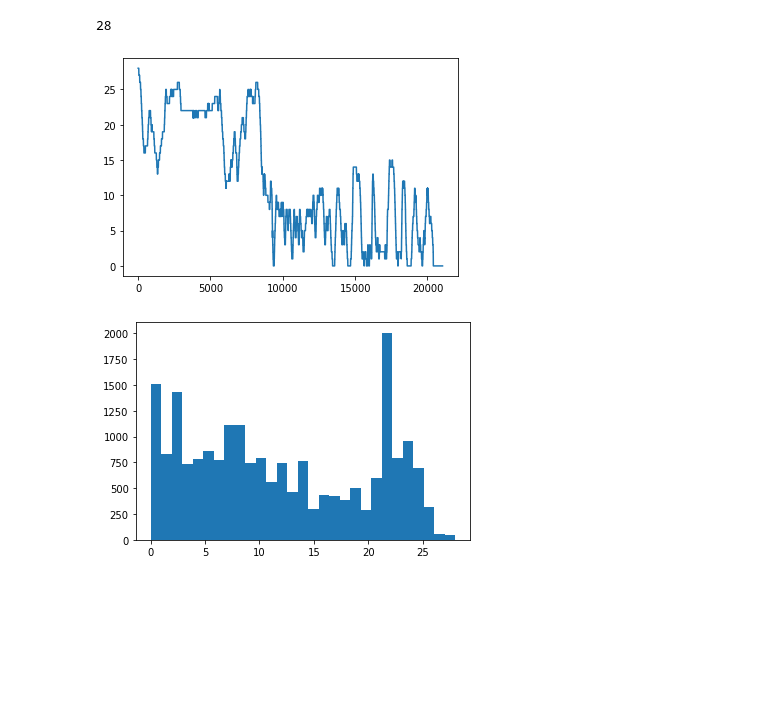
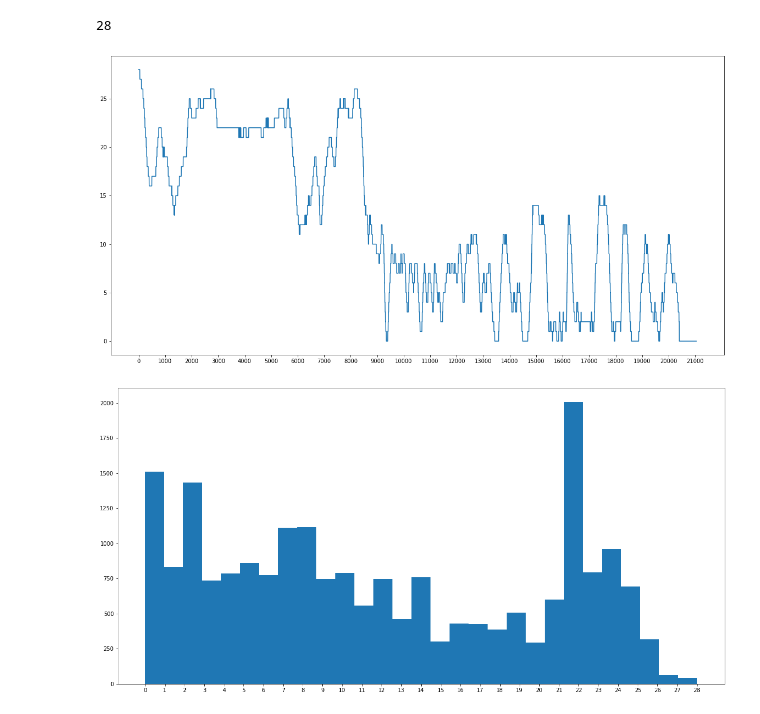
Before and after one commit to shafu0x/vehicle-speed-estimation, a Jupyter notebook: eda.ipynb, the cells around one changed output. Saved outputs shown, nothing was run; the diff lists cells and outputs as text; code cells hidden in the pictures; blank space fills up the shorter version.

```diff
--- a/eda.ipynb
+++ b/eda.ipynb
@@ -1,3 +1,5 @@
 # %%
 import numpy as np
 import matplotlib.pyplot as plt
+
+plt.rcParams["figure.figsize"] = (20,10)
@@ -6,3 +6,5 @@ LABEL_F = '/home/sharif/Documents/commai-challenge/data/labels/train_with_test_l
+# %%
+LABEL_F = '<YOUR FILE>'
 # %%
 labels = open(LABEL_F).readlines()
 labels = [float(labels[i].split()[0]) for i in range(len(labels))]
@@ -16,12 +18,15 @@ min(labels)
 max(labels)
 # %% [output]
 28
-# %%
-plt.plot(labels)
-plt.show()
-# %% [output]
-[figure, removed]
-# %%
-plt.hist(labels, 29);
-# %% [output]
-[figure, removed]
+# %%
+tick = np.arange(0, len(labels), 1000)
+plt.xticks(tick)
+plt.plot(labels);
+# %% [output]
+[figure, added]
+# %%
+tick = np.arange(0, 29)
+plt.xticks(tick)
+plt.hist(labels, 29);
+# %% [output]
+[figure, added]
```
Also changed, not shown: parts of 1 cell of this notebook.
